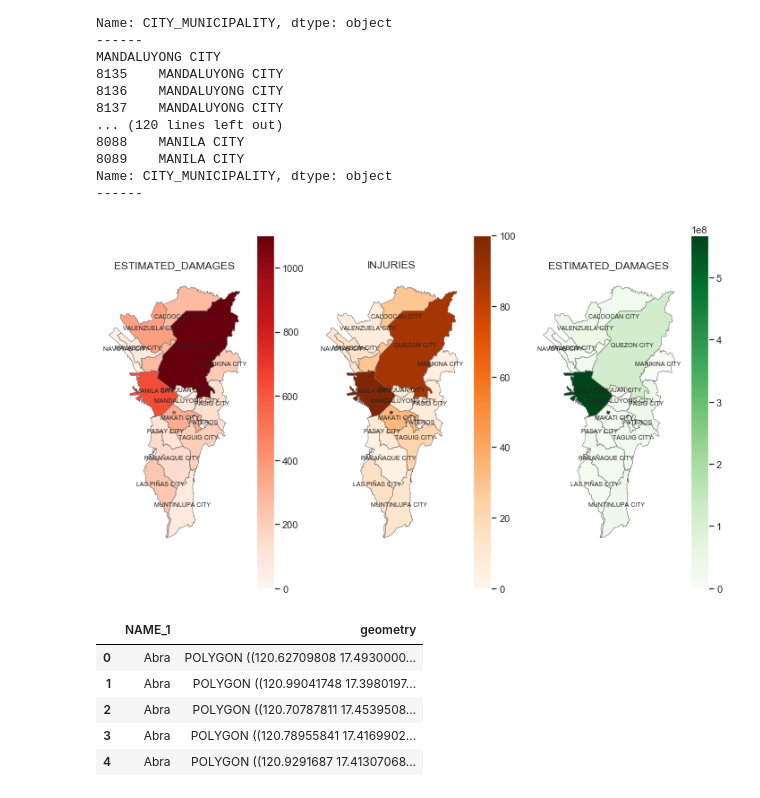
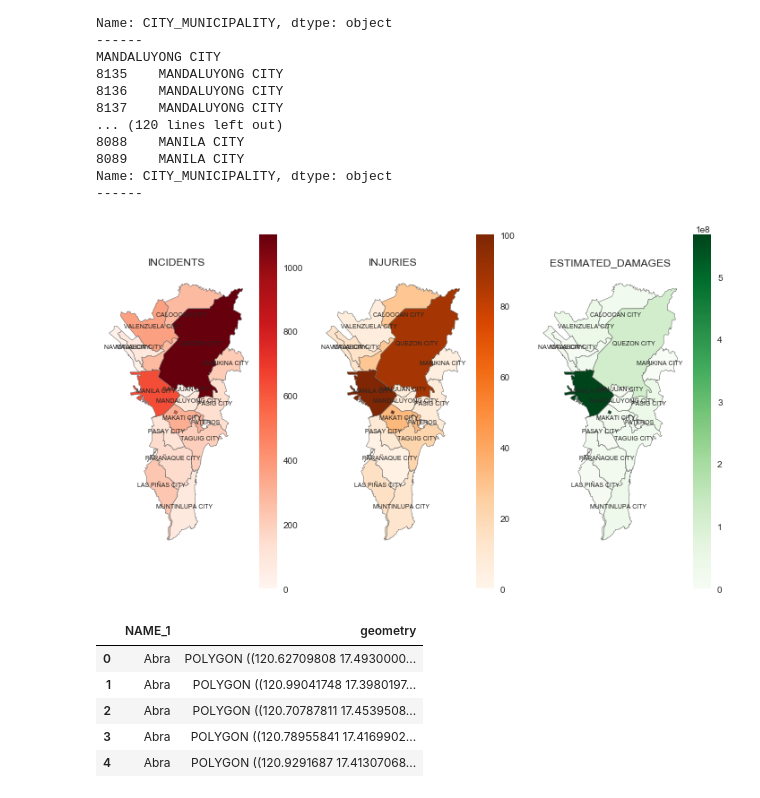
Before and after one commit to ianona/CSC933M-FinalProject, a Jupyter notebook: Fire Incidents.ipynb, the cells around one changed output. Saved outputs shown, nothing was run; the diff lists cells and outputs as text; code cells hidden in the pictures.

```diff
--- a/Fire Incidents.ipynb
+++ b/Fire Incidents.ipynb
@@ -307,40 +313,40 @@ variable1 = 'INCIDENTS'
 vmin1, vmax1 = 0, int(math.ceil((merged_mm[variable1].max()) / 100.0)) * 100
 merged_mm.plot(column=variable1, cmap='Reds', linewidth=0.5, ax=ax1, edgecolor='0.4')
 ax1.axis('off')
-ax1.set_title(variable)
+ax1.set_title(variable1)
 
 sm1 = plt.cm.ScalarMappable(cmap='Reds', norm=plt.Normalize(vmin=vmin1, vmax=vmax1))
 sm1._A = []
 cbar = fig.colorbar(sm1, ax=ax1)
 
 # Injuries
 variable2 = 'INJURIES'
 vmin2, vmax2 = 0, int(math.ceil((merged_mm[variable2].max()) / 100.0)) * 100
 merged_mm.plot(column=variable2, cmap='Oranges', linewidth=0.5, ax=ax2, edgecolor='0.4')
 ax2.axis('off')
 ax2.set_title(variable2)
 
 sm2 = plt.cm.ScalarMappable(cmap='Oranges', norm=plt.Normalize(vmin=vmin2, vmax=vmax2))
 sm2._A = []
 cbar = fig.colorbar(sm2, ax=ax2)
 
 # Estimated Damages
 variable3 = 'ESTIMATED_DAMAGES'
 vmin3, vmax3 = 0, int(math.ceil((merged_mm[variable3].max()) / 100.0)) * 100
 merged_mm.plot(column=variable3, cmap='Greens', linewidth=0.5, ax=ax3, edgecolor='0.4')
 ax3.axis('off')
 ax3.set_title(variable3)
 
 sm3 = plt.cm.ScalarMappable(cmap='Greens', norm=plt.Normalize(vmin=vmin3, vmax=vmax3))
 sm3._A = []
 cbar = fig.colorbar(sm3, ax=ax3)
 
 merged_mm.apply(lambda x: ax1.annotate(s=x['name'], xy=x.geometry.centroid.coords[0], ha='center', fontsize=7),axis=1)
 merged_mm.apply(lambda x: ax2.annotate(s=x['name'], xy=x.geometry.centroid.coords[0], ha='center', fontsize=7),axis=1)
 merged_mm.apply(lambda x: ax3.annotate(s=x['name'], xy=x.geometry.centroid.coords[0], ha='center', fontsize=7),axis=1)
 fig.tight_layout()
 # %% [output]
-[figure, old version]
+[figure, new version]
 # %%
 # Load shape file for the Philippine map
 ph = gpd.read_file(DSDATA / 'gadm36_PHL_shp/gadm36_PHL_2.shp')
```
Also changed, not shown: parts of 17 cells of this notebook.
